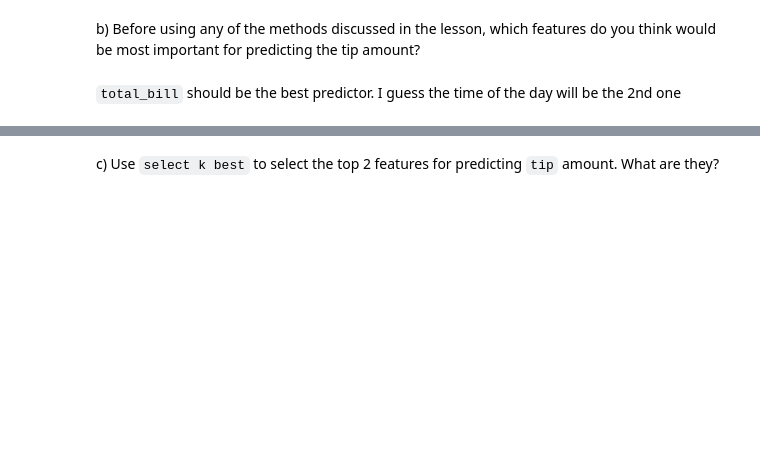
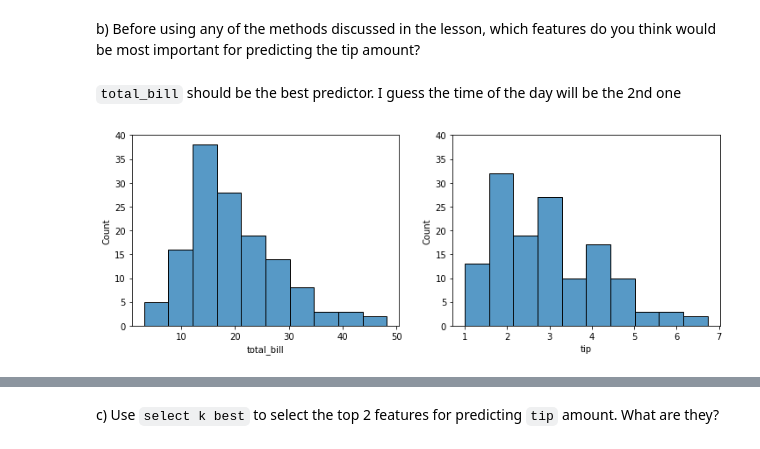
Before and after one commit to nadia-paz/regression-exercises, a Jupyter notebook: feature_engineering.ipynb, the cells around one changed output, grey strips where cells are left out. Cells and saved outputs as stored; diff of their text form; code cells hidden in the pictures; blank space fills up the shorter version.

```diff
--- a/feature_engineering.ipynb
+++ b/feature_engineering.ipynb
@@ -100,0 +47,10 @@ b) Before using any of the methods discussed in the lesson, which features do yo
+# %%
+plt.figure(figsize = (12, 4))
+plt.subplot(121)
+sns.histplot(data=tips, x='total_bill', bins=10)
+plt.ylim(0, 40)
+plt.subplot(122)
+sns.histplot(data=tips, x='tip', bins=10)
+plt.ylim(0, 40);
+# %% [output]
+[figure, added]
```
Also changed, not shown: parts of 28 cells of this notebook.
